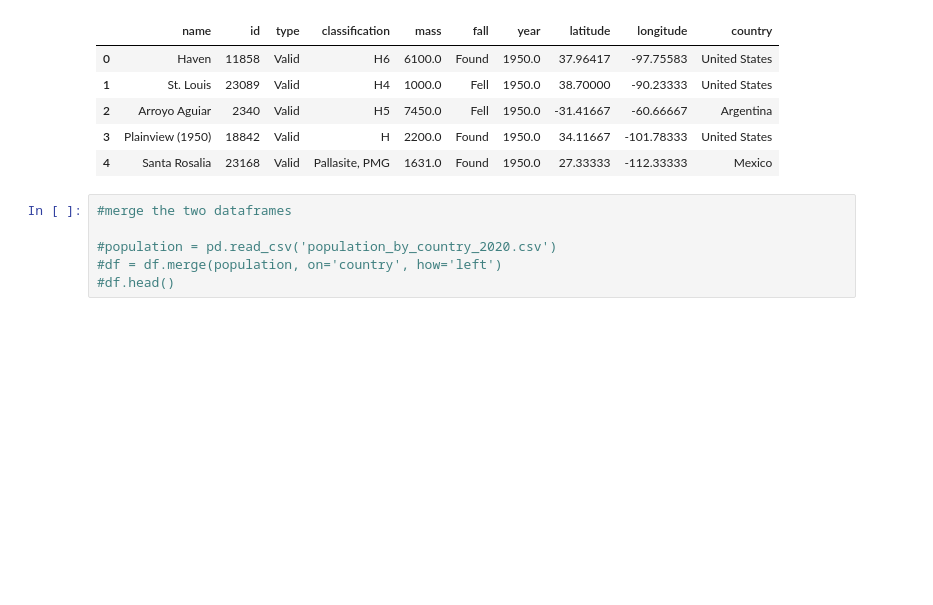
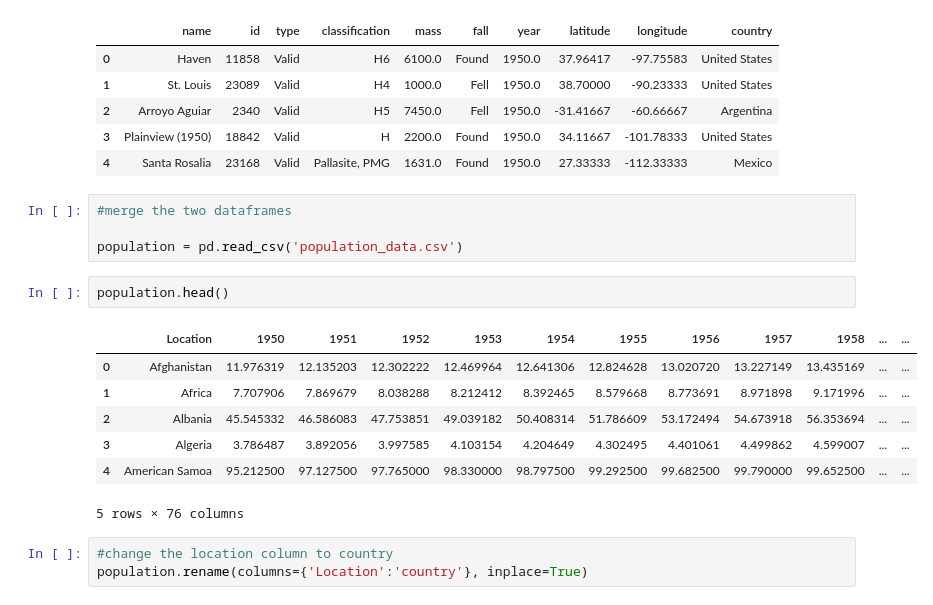
Before and after one commit to MariaKov17/DL-Project, a Jupyter notebook: data/mergeandgeo.ipynb, the cells around one changed output. Saved outputs shown, nothing was run; the diff lists cells and outputs as text; blank space fills up the shorter version.

```diff
--- a/data/mergeandgeo.ipynb
+++ b/data/mergeandgeo.ipynb
@@ -95,6 +95,17 @@ df.head()
 # %%
 #merge the two dataframes
 
-#population = pd.read_csv('population_by_country_2020.csv')
-#df = df.merge(population, on='country', how='left')
-#df.head()
+population = pd.read_csv('population_data.csv')
+# %%
+population.head()
+# %% [output]
+|  | Location | 1950 | 1951 | 1952 | 1953 | 1954 | 1955 | 1956 | 1957 | 1958 | ... | ... |
+| 0 | Afghanistan | 11.976319 | 12.135203 | 12.302222 | 12.469964 | 12.641306 | 12.824628 | 13.020720 | 13.227149 | 13.435169 | ... | ... |
+| 1 | Africa | 7.707906 | 7.869679 | 8.038288 | 8.212412 | 8.392465 | 8.579668 | 8.773691 | 8.971898 | 9.171996 | ... | ... |
+| 2 | Albania | 45.545332 | 46.586083 | 47.753851 | 49.039182 | 50.408314 | 51.786609 | 53.172494 | 54.673918 | 56.353694 | ... | ... |
+| 3 | Algeria | 3.786487 | 3.892056 | 3.997585 | 4.103154 | 4.204649 | 4.302495 | 4.401061 | 4.499862 | 4.599007 | ... | ... |
+| 4 | American Samoa | 95.212500 | 97.127500 | 97.765000 | 98.330000 | 98.797500 | 99.292500 | 99.682500 | 99.790000 | 99.652500 | ... | ... |
+5 rows × 76 columns
+# %%
+#change the location column to country
+population.rename(columns={'Location':'country'}, inplace=True)
```
Also changed, not shown: parts of 18 cells of this notebook, 2 other files.
